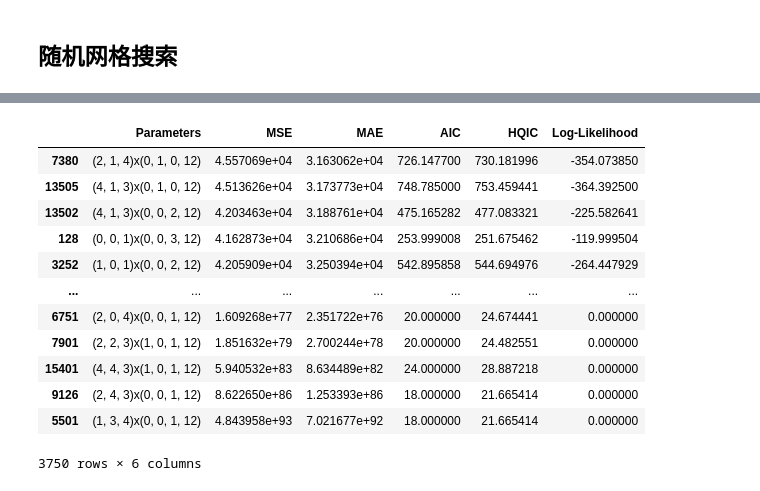
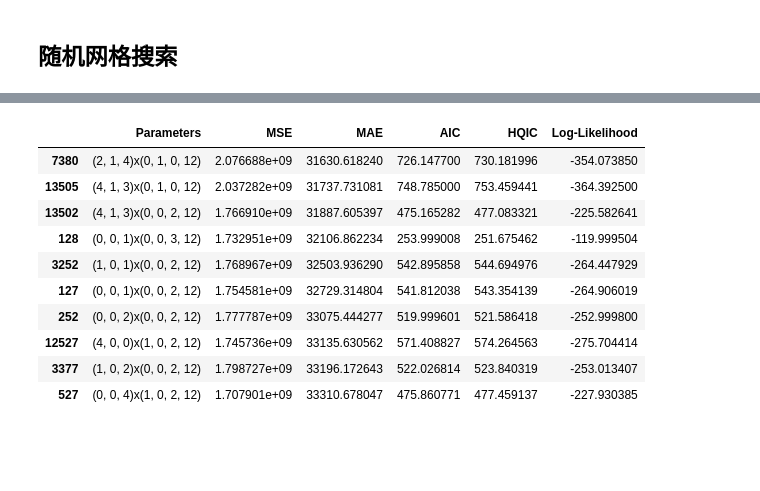
Before and after one commit to DanielZhangyc/DineOptimizer, a Jupyter notebook: homework/作业预测.ipynb, the cells around one changed output, grey strips where cells are left out. Drawn from its saved outputs; the diff is of its cells as text; code cells hidden in the pictures; blank space fills up the shorter version.

```diff
--- a/homework/作业预测.ipynb
+++ b/homework/作业预测.ipynb
@@ -167,21 +185,19 @@ result_matrix.sort_values(by="AIC")
 15625 rows × 6 columns
 # %%
 result_matrix
-result_matrix.dropna().sort_values(by="MAE")
+result_matrix.sort_values(by="MAE")[:10]
 # %% [output]
 |  | Parameters | MSE | MAE | AIC | HQIC | Log-Likelihood |
-| 7380 | (2, 1, 4)x(0, 1, 0, 12) | 4.557069e+04 | 3.163062e+04 | 726.147700 | 730.181996 | -354.073850 |
-| 13505 | (4, 1, 3)x(0, 1, 0, 12) | 4.513626e+04 | 3.173773e+04 | 748.785000 | 753.459441 | -364.392500 |
-| 13502 | (4, 1, 3)x(0, 0, 2, 12) | 4.203463e+04 | 3.188761e+04 | 475.165282 | 477.083321 | -225.582641 |
-| 128 | (0, 0, 1)x(0, 0, 3, 12) | 4.162873e+04 | 3.210686e+04 | 253.999008 | 251.675462 | -119.999504 |
-| 3252 | (1, 0, 1)x(0, 0, 2, 12) | 4.205909e+04 | 3.250394e+04 | 542.895858 | 544.694976 | -264.447929 |
-| ... | ... | ... | ... | ... | ... | ... |
-| 6751 | (2, 0, 4)x(0, 0, 1, 12) | 1.609268e+77 | 2.351722e+76 | 20.000000 | 24.674441 | 0.000000 |
-| 7901 | (2, 2, 3)x(1, 0, 1, 12) | 1.851632e+79 | 2.700244e+78 | 20.000000 | 24.482551 | 0.000000 |
-| 15401 | (4, 4, 3)x(1, 0, 1, 12) | 5.940532e+83 | 8.634489e+82 | 24.000000 | 28.887218 | 0.000000 |
-| 9126 | (2, 4, 3)x(0, 0, 1, 12) | 8.622650e+86 | 1.253393e+86 | 18.000000 | 21.665414 | 0.000000 |
-| 5501 | (1, 3, 4)x(0, 0, 1, 12) | 4.843958e+93 | 7.021677e+92 | 18.000000 | 21.665414 | 0.000000 |
+| 7380 | (2, 1, 4)x(0, 1, 0, 12) | 2.076688e+09 | 31630.618240 | 726.147700 | 730.181996 | -354.073850 |
+| 13505 | (4, 1, 3)x(0, 1, 0, 12) | 2.037282e+09 | 31737.731081 | 748.785000 | 753.459441 | -364.392500 |
+| 13502 | (4, 1, 3)x(0, 0, 2, 12) | 1.766910e+09 | 31887.605397 | 475.165282 | 477.083321 | -225.582641 |
+| 128 | (0, 0, 1)x(0, 0, 3, 12) | 1.732951e+09 | 32106.862234 | 253.999008 | 251.675462 | -119.999504 |
+| 3252 | (1, 0, 1)x(0, 0, 2, 12) | 1.768967e+09 | 32503.936290 | 542.895858 | 544.694976 | -264.447929 |
+| 127 | (0, 0, 1)x(0, 0, 2, 12) | 1.754581e+09 | 32729.314804 | 541.812038 | 543.354139 | -264.906019 |
+| 252 | (0, 0, 2)x(0, 0, 2, 12) | 1.777787e+09 | 33075.444277 | 519.999601 | 521.586418 | -252.999800 |
+| 12527 | (4, 0, 0)x(1, 0, 2, 12) | 1.745736e+09 | 33135.630562 | 571.408827 | 574.264563 | -275.704414 |
+| 3377 | (1, 0, 2)x(0, 0, 2, 12) | 1.798727e+09 | 33196.172643 | 522.026814 | 523.840319 | -253.013407 |
+| 527 | (0, 0, 4)x(1, 0, 2, 12) | 1.707901e+09 | 33310.678047 | 475.860771 | 477.459137 | -227.930385 |
-3750 rows × 6 columns
 # %%
 from statsmodels.tsa.statespace.sarimax import SARIMAX
 
```
Also changed, not shown: parts of 3 cells of this notebook, 3 other files.
